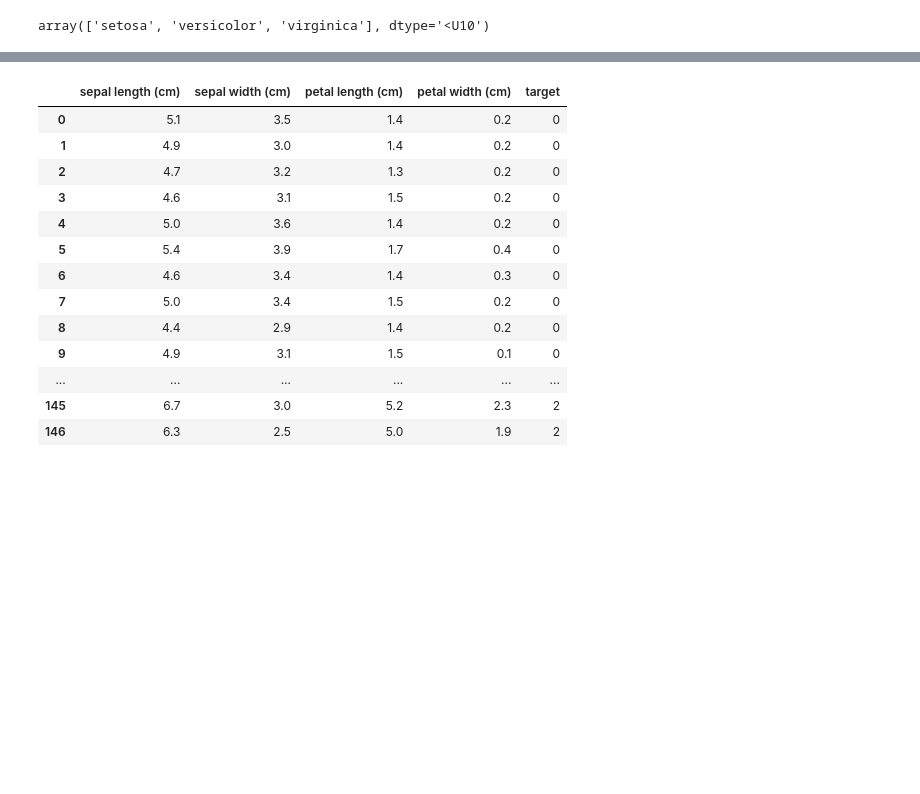
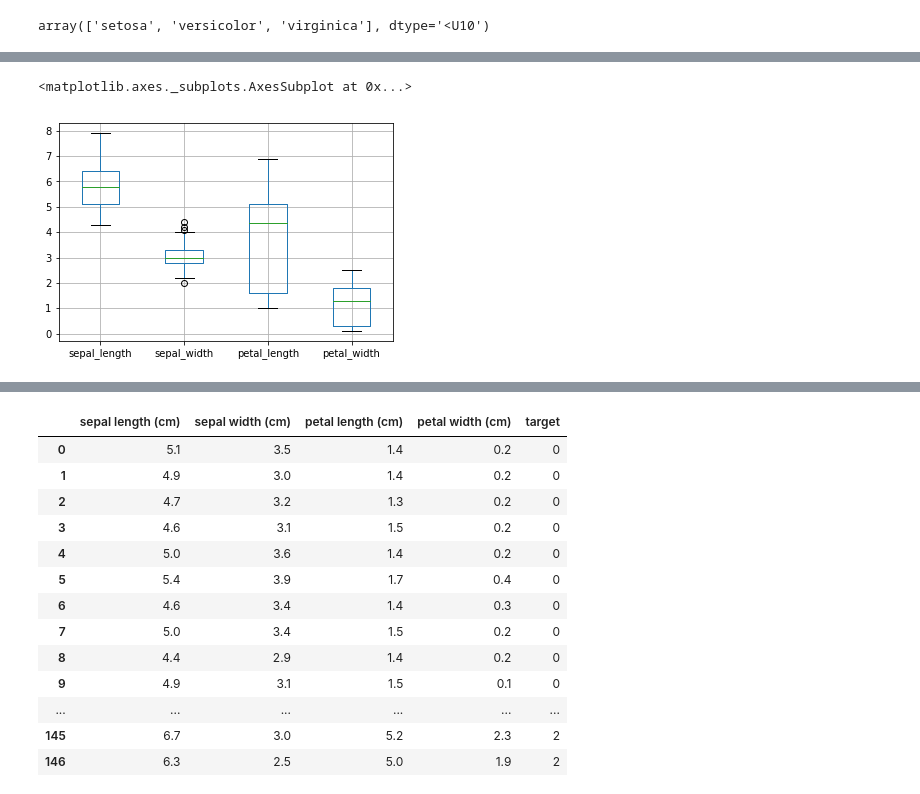
Before and after one commit to accidentlywoo/python, a Jupyter notebook: Machine Learning scikit/scikit.ipynb, the cells around one changed output, grey strips where cells are left out. Cells and saved outputs as stored; diff of their text form; code cells hidden in the pictures; blank space fills up the shorter version.

```diff
--- a/Machine Learning scikit/scikit.ipynb
+++ b/Machine Learning scikit/scikit.ipynb
@@ -146,0 +463,2 @@ array(['setosa', 'versicolor', 'virginica'], dtype='<U10')
+# %%
+iris = sns.load_dataset('iris')
@@ -146,0 +640,5 @@ array(['setosa', 'versicolor', 'virginica'], dtype='<U10')
+# %%
+iris.boxplot()
+# %% [output]
+<matplotlib.axes._subplots.AxesSubplot at 0x...>
+[figure, added]
```
Also changed, not shown: parts of 132 cells of this notebook, 1 other file.
